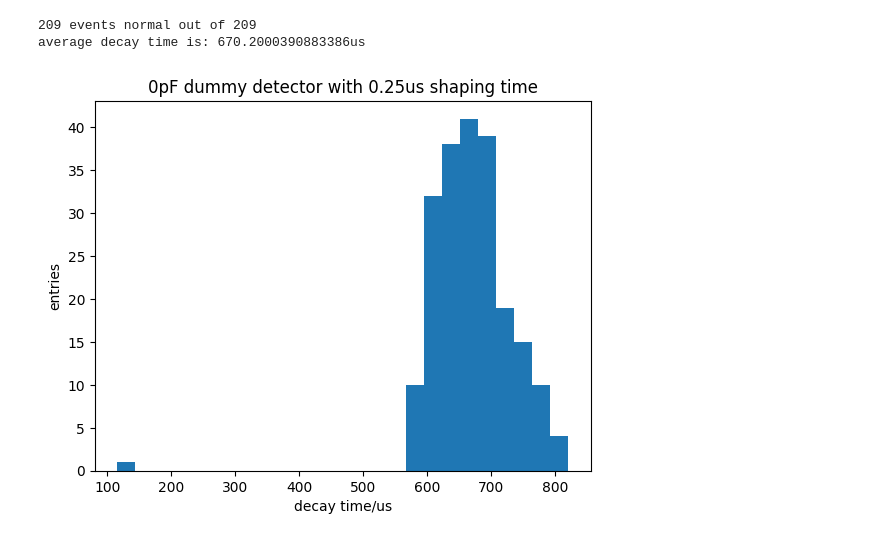
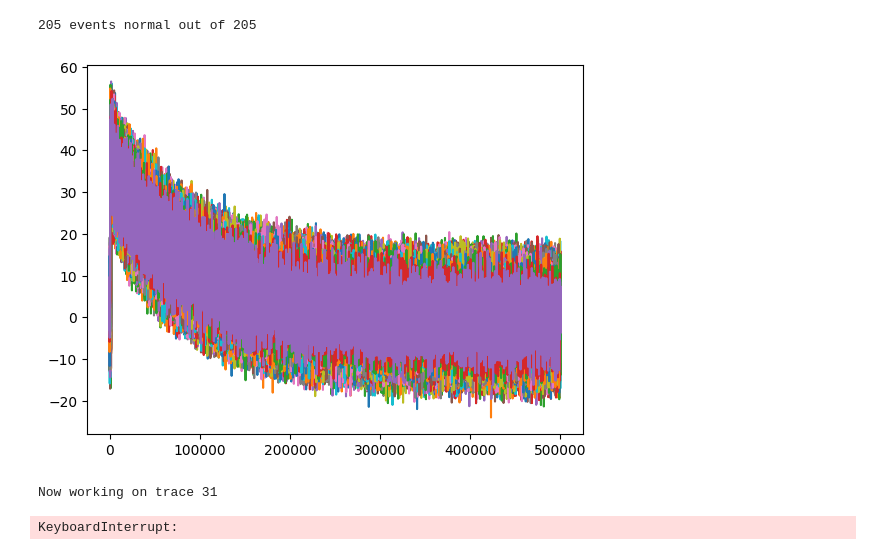
Before and after one commit to Eclipsedclaw/Random_notebooks, a Jupyter notebook: BinaryReader_short.ipynb, the cells around one changed output. Drawn from its saved outputs; the diff is of its cells as text; code cells hidden in the pictures.

```diff
--- a/BinaryReader_short.ipynb
+++ b/BinaryReader_short.ipynb
@@ -42,6 +42,41 @@ class ReadRawFile:
                     yield event_object
                 except struct.error:
                     break
+# %%
+"""
+Check raw waveform
+"""
+
+
+# Note: Full trace 4ms and pre-trig 16us. 8ns*500k samples = 4000us = 4ms
+def main():
+    input_raw_file = '/HDD/jiancheng/GRAMS/WaveDump_analog_shaper/Acq_chargeAmp81_50pF_231028_0.25us_dig2-192.168.0.254_CH16_20231028183357-09.bin'
+
+    events = ReadRawFile(input_raw_file) # build event from raw file
+
+    i=0
+    j=0
+    for ievent in events.read_raw_data(): # loop over all the events
+        print("Now working on trace " + str(j + 1), end='\r')
+        j = j + 1
+        average_wf = np.zeros(250000)
+        average_wf = np.array(ievent.Waveform)
+        # test_array = -average_wf/counter
+
+        selected_wf = average_wf
+        # selected_wf = average_wf[0:3000]
+        plt.plot(selected_wf)
+
+        if(max(selected_wf)>30):
+            i = i + 1
+
+    print(str(i)+' events normal out of '+str(j))
+
+if __name__ == "__main__":
+    main()
+# %% [output]
+205 events normal out of 205
+[figure, added]
 # %%
 # Fit the decay time to exp decay
 def exp(x, A, T, C):
@@ -50,7 +85,7 @@ def exp(x, A, T, C):
 
 # Note: Full trace 4ms and pre-trig 16us. 8ns*500k samples = 4000us = 4ms
 def main():
-    input_raw_file = '/HDD/jiancheng/GRAMS/WaveDump_analog_shaper/Acq_chargeAmp81_50pF_231026_6us_dig2-192.168.0.254_CH16_20231027110042-03.bin'
+    input_raw_file = '/HDD/jiancheng/GRAMS/WaveDump_analog_shaper/Acq_chargeAmp81_50pF_231028_0.25us_dig2-192.168.0.254_CH16_20231028183357-09.bin'
 
     events = ReadRawFile(input_raw_file) # build event from raw file
     decayConstant_list = []
@@ -87,9 +122,8 @@ def main():
 if __name__ == "__main__":
     main()
 # %% [output]
-209 events normal out of 209
-average decay time is: 670.2000390883386us
+Now working on trace 31
-[figure, removed]
+KeyboardInterrupt:
 # %%
 """
 Gain analysis
```
Also changed, not shown: parts of 5 cells of this notebook.
